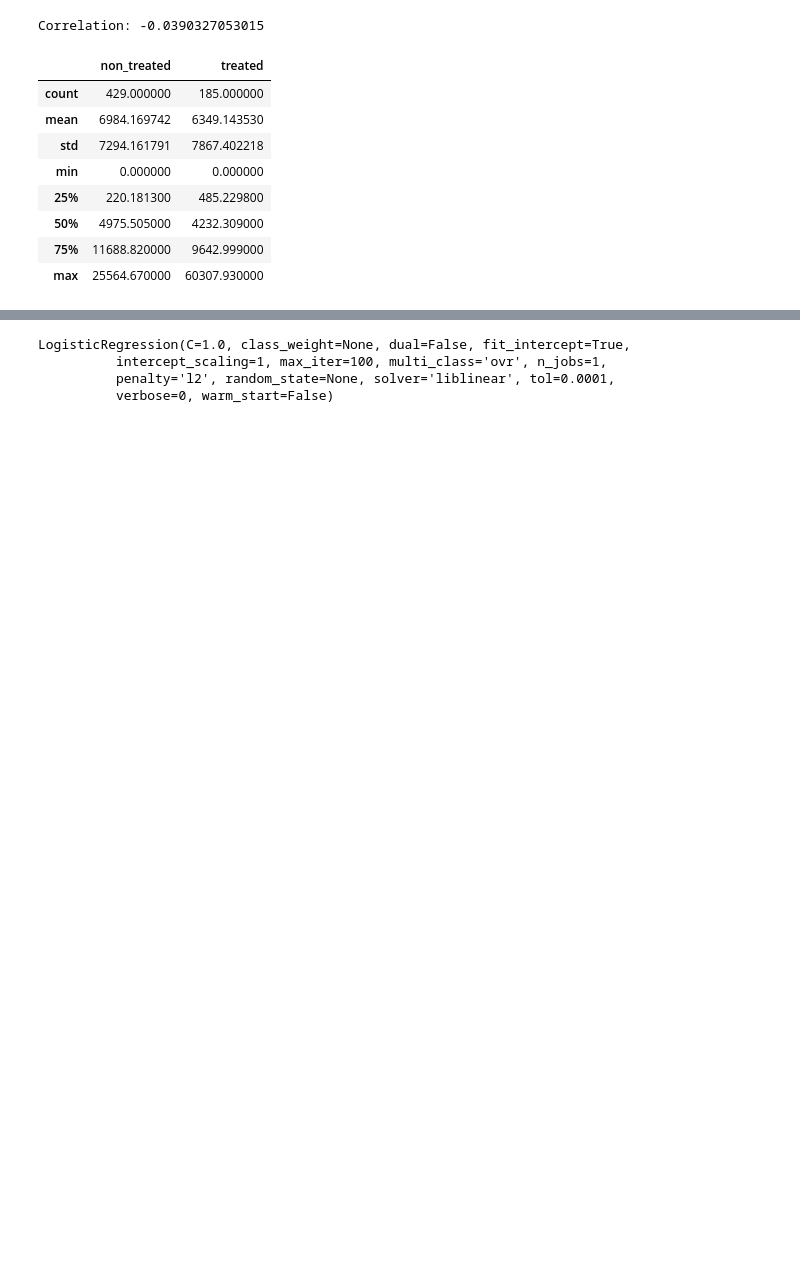
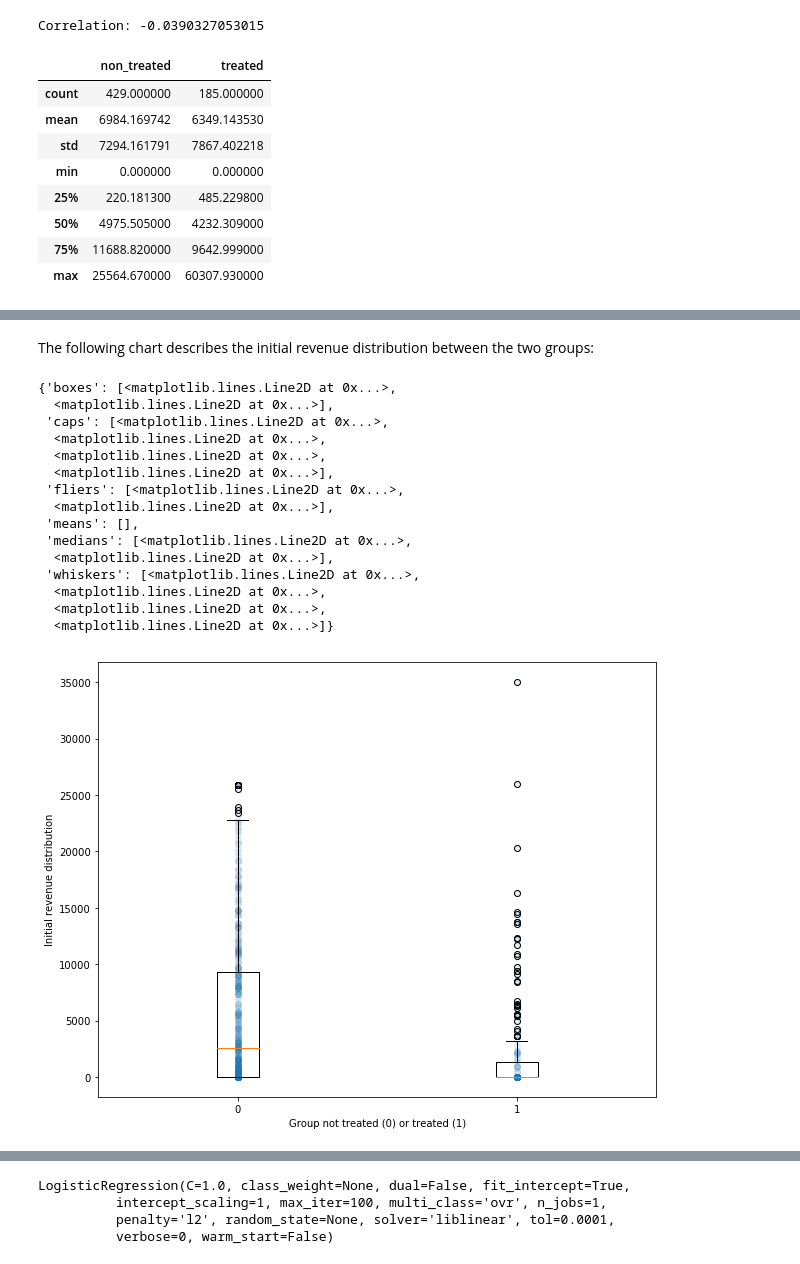
Before and after one commit to Coac/epfl-ada, a Jupyter notebook: 04 - Applied ML/Homework 4.ipynb, the cells around one changed output, grey strips where cells are left out. Drawn from its saved outputs; the diff is of its cells as text; code cells hidden in the pictures; blank space fills up the shorter version.

```diff
--- a/04 - Applied ML/Homework 4.ipynb
+++ b/04 - Applied ML/Homework 4.ipynb
@@ -130 +155,31 @@ sns.distplot(control_df.educ, ax=ax2)
+# %% [markdown]
+The following chart describes the initial revenue distribution between the two groups:
+# %%
+plt.figure(figsize=(10, 8))
+plt.scatter(lalonde_df.treat, lalonde_df.re74, alpha=0.1)
+
+plt.xlabel('Group not treated (0) or treated (1)')
+plt.ylabel('Initial revenue distribution')
+
+treated_df = lalonde_df[lalonde_df.treat == 1]
+control_df = lalonde_df[lalonde_df.treat == 0]
+
+plt.boxplot([control_df.re74, treated_df.re74], positions=[0, 1])
+# %% [output]
+{'boxes': [<matplotlib.lines.Line2D at 0x...>,
+  <matplotlib.lines.Line2D at 0x...>],
+ 'caps': [<matplotlib.lines.Line2D at 0x...>,
+  <matplotlib.lines.Line2D at 0x...>,
+  <matplotlib.lines.Line2D at 0x...>,
+  <matplotlib.lines.Line2D at 0x...>],
+ 'fliers': [<matplotlib.lines.Line2D at 0x...>,
+  <matplotlib.lines.Line2D at 0x...>],
+ 'means': [],
+ 'medians': [<matplotlib.lines.Line2D at 0x...>,
+  <matplotlib.lines.Line2D at 0x...>],
+ 'whiskers': [<matplotlib.lines.Line2D at 0x...>,
+  <matplotlib.lines.Line2D at 0x...>,
+  <matplotlib.lines.Line2D at 0x...>,
+  <matplotlib.lines.Line2D at 0x...>]}
+[figure, added]
 # %% [markdown]
```
Also changed, not shown: parts of 23 cells of this notebook.
